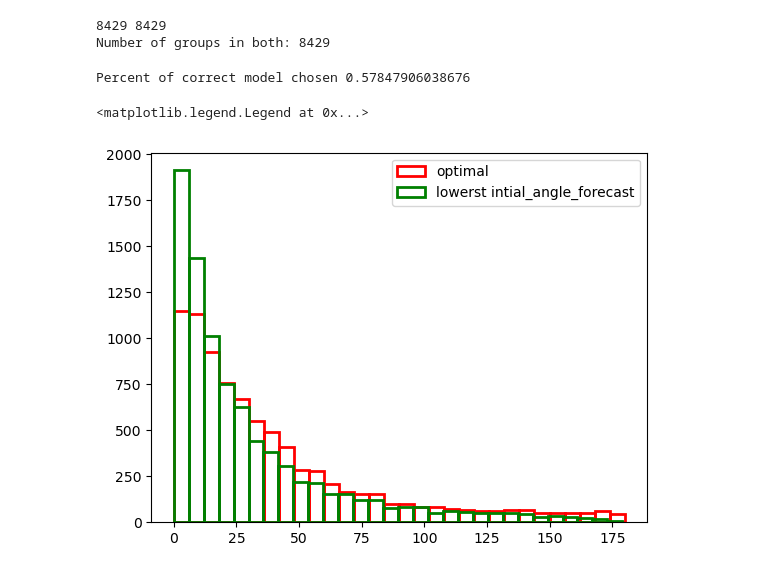
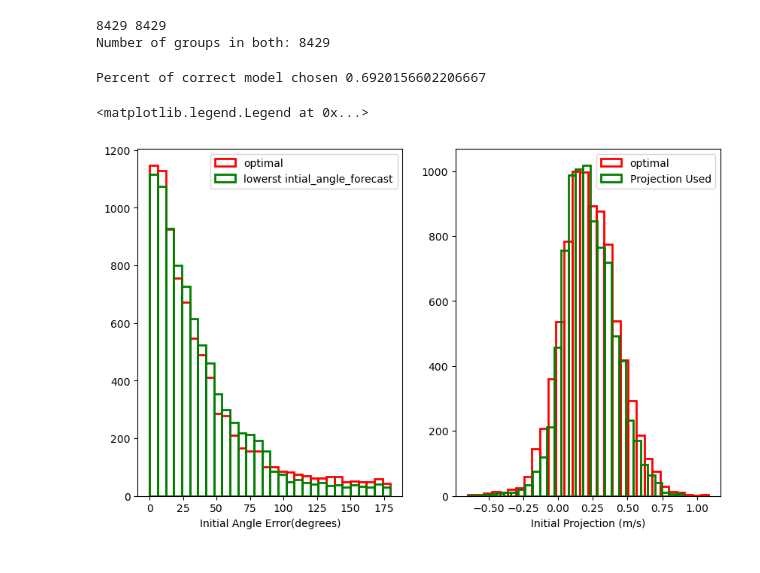
Before and after one commit to Colin-zerfass/fate-core, a Jupyter notebook: Code/forecast_errors_inital_mapping.ipynb, the cells around one changed output. Cells and saved outputs as stored; diff of their text form; code cells hidden in the pictures.

```diff
--- a/Code/forecast_errors_inital_mapping.ipynb
+++ b/Code/forecast_errors_inital_mapping.ipynb
@@ -381,14 +379,33 @@ def lower_initial_angle(group):
     g["best_model"] = choice
     return g
 
+def lower_porjection_angle(group):
+    if group.empty:
+        return group
 
-cmems_grouped = cmems_merged.groupby(["BuoyID", "starttime"]).apply(lower_initial_angle)
-OSCAR_grouped = oscar_merged.groupby(["BuoyID", "starttime"]).apply(lower_initial_angle)
+    idx = group["leadtime"].idxmin()
+    cmemsi = group.at[idx, "projection"]
+    oscari = group.at[idx, "projection_OSCAR"]
+
+    if oscari < 0 and (cmemsi > oscari):
+        choice = "cmems"
+    else:
+        choice = "OSCAR"
+    g = group.copy()
+    g["best_model"] = choice
+    return g
+
+
+
+cmems_grouped = cmems_merged.groupby(["BuoyID", "starttime"]).apply(lower_porjection_angle)
+OSCAR_grouped = oscar_merged.groupby(["BuoyID", "starttime"]).apply(lower_porjection_angle)
 #cmems_grouped.reset_index().query("leadtime == 0").query("best_model == 'OSCAR'").shape[0]
 
 cmems_forecasts = cmems_grouped.reset_index().query("best_model == 'cmems'")
 oscar_forecasts = OSCAR_grouped.reset_index().query("best_model == 'OSCAR'")
 oscar_forecasts["initial_angle_used"] = oscar_forecasts["initial_angle_OSCAR"]
 cmems_forecasts["initial_angle_used"] = cmems_forecasts["initial_angle"]
+oscar_forecasts["projection_used"] = oscar_forecasts["projection_OSCAR"]
+cmems_forecasts["projection_used"] = cmems_forecasts["projection"]
 
 ia_forecast = pd.concat([oscar_forecasts,cmems_forecasts])
@@ -446,19 +432,24 @@ corect_forecasts = merged_groups[ merged_groups.correct == 1]
 incorrect_forecasts = merged_groups[merged_groups.correct != 1]
 print(f"Percent of correct model chosen {corect_forecasts.shape[0]/merged_groups.shape[0]}")
 # %% [output]
-Percent of correct model chosen 0.57847906038676
+Percent of correct model chosen 0.6920156602206667
 # %%
 ## hsitorgram like above of distribution of intial angle errors.
 fc_optia = fc_opt_saved.copy()
 fc_optia = fc_optia.query("leadtime == 0")
 intial_times_ia = ia_forecast.query("leadtime == 0")
-fig, ax = plt.subplots()
-ax.hist(fc_optia.initial_angle, 30, fill= None, edgecolor = "r", lw =2, label = "optimal")
-ax.hist(intial_times_ia.initial_angle_used, 30, fill= None, edgecolor = "g", lw =2, label = "lowerst intial_angle_forecast")
-ax.legend()
+fig, ax = plt.subplots(1,2, figsize = (10,6))
+ax[0].hist(fc_optia.initial_angle, 30, fill= None, edgecolor = "r", lw =2, label = "optimal")
+ax[0].hist(intial_times_ia.initial_angle_used, 30, fill= None, edgecolor = "g", lw =2, label = "lowerst intial_angle_forecast")
+ax[0].set_xlabel("Initial Angle Error (degrees)")
+ax[0].legend()
+ax[1].hist(fc_optia.projection, 30, fill= None, edgecolor = "r", lw =2, label = "optimal")
+ax[1].hist(intial_times_ia.projection_used, 30, fill= None, edgecolor = "g", lw =2, label = "Projection Used")
+ax[1].set_xlabel("Initial Projection (m/s)")
+ax[1].legend()
 # %% [output]
 <matplotlib.legend.Legend at 0x...>
-[figure, old version]
+[figure, new version]
 # %%
 ### saving initial angle forecasts
 ia_save = ia_forecast[["BuoyID", "Time", "lat_true", "lon_true", "lon_forcast", "lat_forcast", "leadtime", "best_model", "initial_angle_used"]]
```
Also changed, not shown: parts of 3 cells of this notebook, 1 other file.
